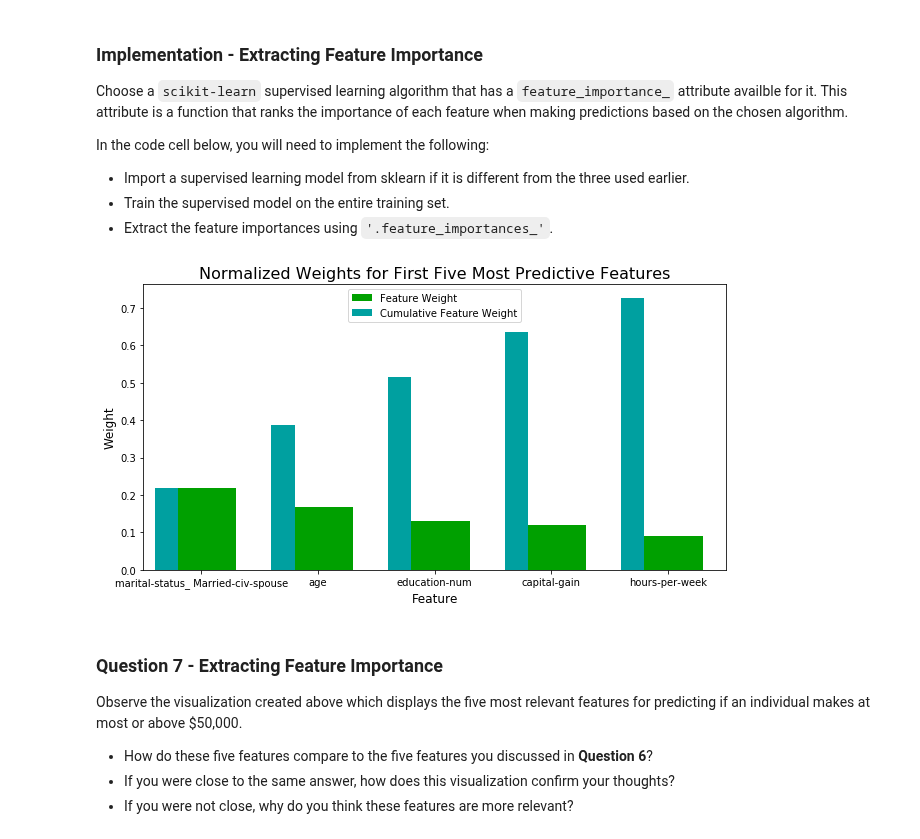
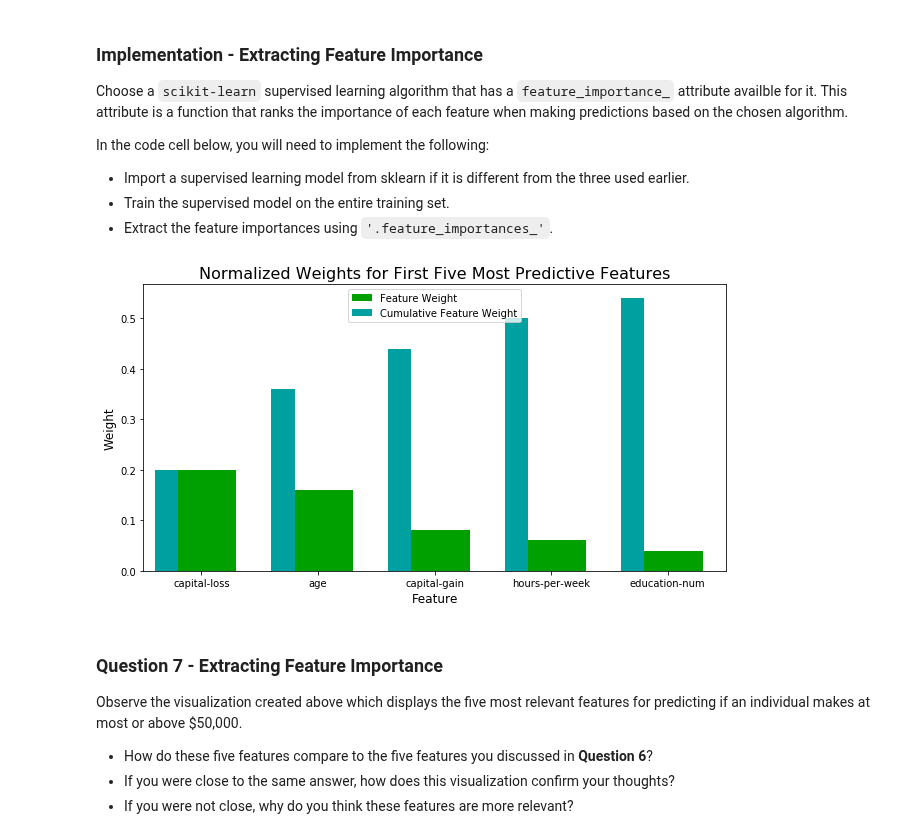
Before and after one commit to JeroenSchmidt/machine-learning, a Jupyter notebook: projects/finding_donors (Supervised Learning)/finding_donors.ipynb, the cells around one changed output. Cells and saved outputs as stored; diff of their text form; code cells hidden in the pictures.

```diff
--- a/projects/finding_donors (Supervised Learning)/finding_donors.ipynb
+++ b/projects/finding_donors (Supervised Learning)/finding_donors.ipynb
@@ -620,8 +625,8 @@ clf_F = KNeighborsClassifier()
 clf_G = SVC()
 clf_H = SGDClassifier()
 
-#models = [clf_A, clf_B, clf_C, clf_D, clf_F, clf_G, clf_H]
-models = [clf_A, clf_B, clf_C, clf_D, clf_H]
+models = [clf_A, clf_B, clf_C, clf_D, clf_F, clf_G, clf_H]
+#models = [clf_A, clf_B, clf_C, clf_D, clf_H]
 
 #TODO: Calculate the number of samples for 1%, 10%, and 100% of the training data
 #HINT: samples_100 is the entire training set i.e. len(y_train)
@@ -923,20 +1145,20 @@ In the code cell below, you will need to implement the following:
  - Extract the feature importances using `'.feature_importances_'`.
 # %%
 # TODO: Import a supervised learning model that has 'feature_importances_'
-from sklearn.tree import DecisionTreeClassifier
+from sklearn.ensemble import AdaBoostClassifier
 
-clf = DecisionTreeClassifier()
+clf = AdaBoostClassifier()
 
 # TODO: Train the supervised model on the training set using .fit(X_train, y_train)
 model = clf.fit(X_train, y_train)
 
 # TODO: Extract the feature importances using .feature_importances_
 importances = model.feature_importances_
 
 # Plot
 vs.feature_plot(importances, X_train, y_train)
 # %% [output]
-[figure, old version]
+[figure, new version]
 # %% [markdown]
 ### Question 7 - Extracting Feature Importance
 
```
Also changed, not shown: parts of 65 cells of this notebook, 2 other files.
